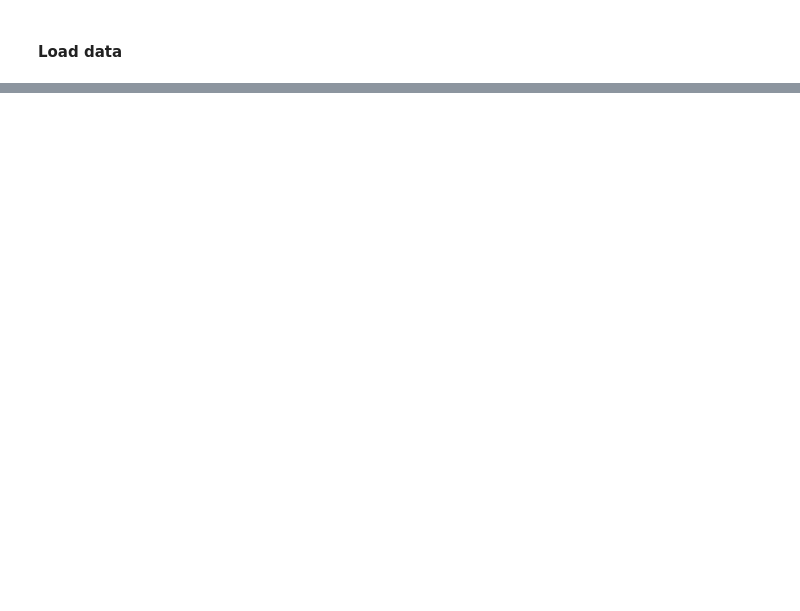
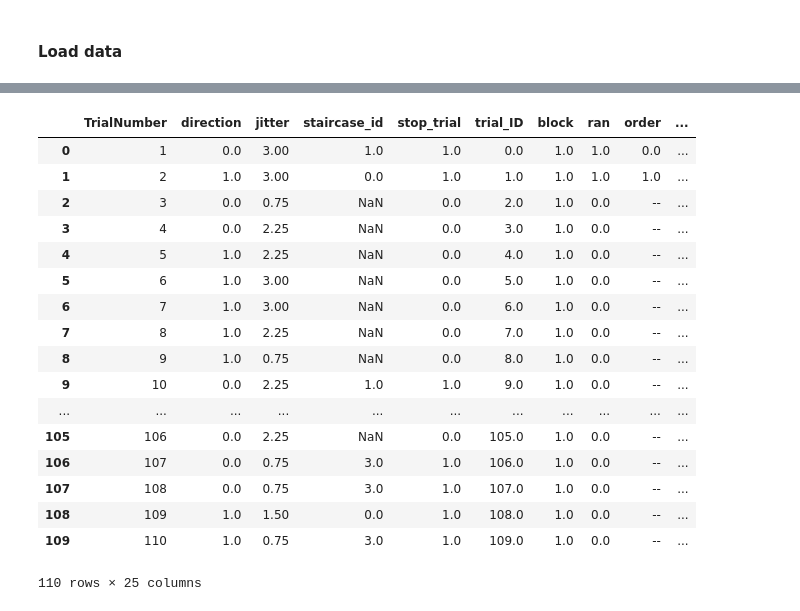
Before and after one commit to IMCN-UvA/IMCN-stoptask, a Jupyter notebook: IMCN-stoptask/Plot staircases.ipynb, the cells around one changed output, grey strips where cells are left out. Drawn from its saved outputs; the diff is of its cells as text; code cells hidden in the pictures; blank space fills up the shorter version.

```diff
--- a/IMCN-stoptask/Plot staircases.ipynb
+++ b/IMCN-stoptask/Plot staircases.ipynb
@@ -85,0 +121,21 @@ trial 0 event escape at 1205.53023219
+# %%
+df
+# %% [output]
+|  | TrialNumber | direction | jitter | staircase_id | stop_trial | trial_ID | block | ran | order | ... |
+| 0 | 1 | 0.0 | 3.00 | 1.0 | 1.0 | 0.0 | 1.0 | 1.0 | 0.0 | ... |
+| 1 | 2 | 1.0 | 3.00 | 0.0 | 1.0 | 1.0 | 1.0 | 1.0 | 1.0 | ... |
+| 2 | 3 | 0.0 | 0.75 | NaN | 0.0 | 2.0 | 1.0 | 0.0 | -- | ... |
+| 3 | 4 | 0.0 | 2.25 | NaN | 0.0 | 3.0 | 1.0 | 0.0 | -- | ... |
+| 4 | 5 | 1.0 | 2.25 | NaN | 0.0 | 4.0 | 1.0 | 0.0 | -- | ... |
+| 5 | 6 | 1.0 | 3.00 | NaN | 0.0 | 5.0 | 1.0 | 0.0 | -- | ... |
+| 6 | 7 | 1.0 | 3.00 | NaN | 0.0 | 6.0 | 1.0 | 0.0 | -- | ... |
+| 7 | 8 | 1.0 | 2.25 | NaN | 0.0 | 7.0 | 1.0 | 0.0 | -- | ... |
+| 8 | 9 | 1.0 | 0.75 | NaN | 0.0 | 8.0 | 1.0 | 0.0 | -- | ... |
+| 9 | 10 | 0.0 | 2.25 | 1.0 | 1.0 | 9.0 | 1.0 | 0.0 | -- | ... |
+| ... | ... | ... | ... | ... | ... | ... | ... | ... | ... | ... |
+| 105 | 106 | 0.0 | 2.25 | NaN | 0.0 | 105.0 | 1.0 | 0.0 | -- | ... |
+| 106 | 107 | 0.0 | 0.75 | 3.0 | 1.0 | 106.0 | 1.0 | 0.0 | -- | ... |
+| 107 | 108 | 0.0 | 0.75 | 3.0 | 1.0 | 107.0 | 1.0 | 0.0 | -- | ... |
+| 108 | 109 | 1.0 | 1.50 | 0.0 | 1.0 | 108.0 | 1.0 | 0.0 | -- | ... |
+| 109 | 110 | 1.0 | 0.75 | 3.0 | 1.0 | 109.0 | 1.0 | 0.0 | -- | ... |
+110 rows × 25 columns
```
Also changed, not shown: parts of 20 cells of this notebook.
